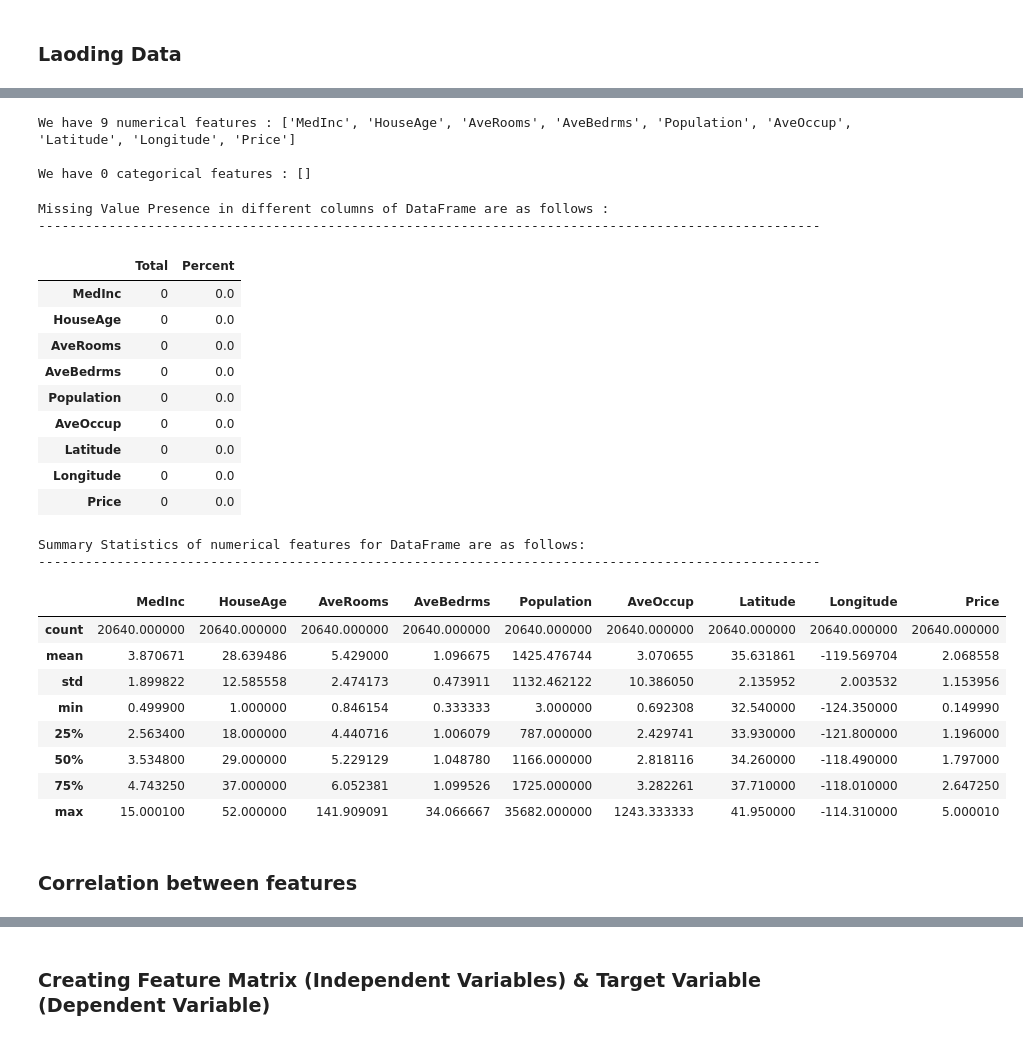
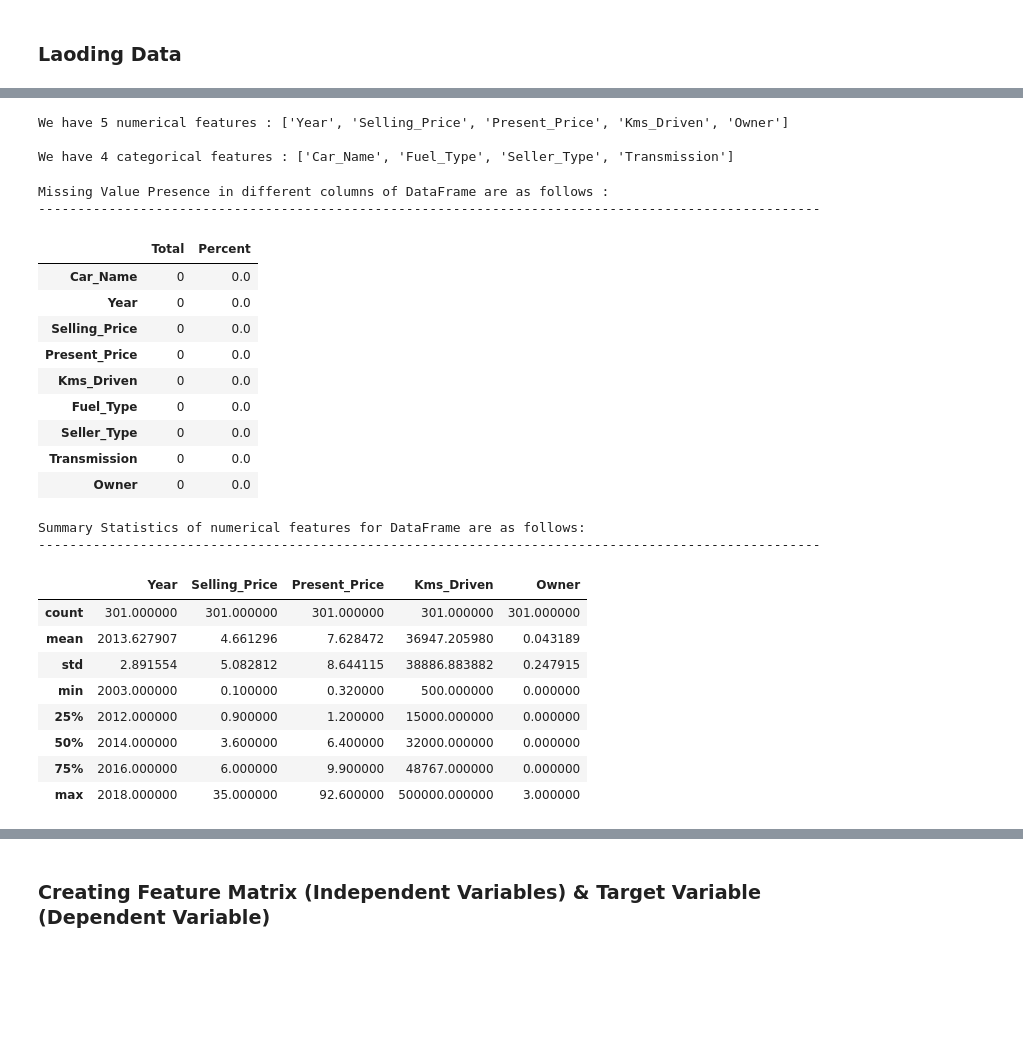
Before and after one commit to manishkr1754/30_Days_30_ML_Projects_Challenge, a Jupyter notebook: Day7_Project7_Used Car Price Prediction.ipynb, the cells around one changed output, grey strips where cells are left out. Saved outputs shown, nothing was run; the diff lists cells and outputs as text; code cells hidden in the pictures; blank space fills up the shorter version.

```diff
--- a/Day7_Project7_Used Car Price Prediction.ipynb
+++ b/Day7_Project7_Used Car Price Prediction.ipynb
@@ -102,50 +92,48 @@ memory usage: 1.4 MB
 ----------------------------------------------------------------------------------------------------
 # %%
 # Defining numerical & categorical columns
-numeric_features = [feature for feature in house_price_df.columns if house_price_df[feature].dtype != 'O']
-categorical_features = [feature for feature in house_price_df.columns if house_price_df[feature].dtype == 'O']
+numeric_features = [feature for feature in used_car_df.columns if used_car_df[feature].dtype != 'O']
+categorical_features = [feature for feature in used_car_df.columns if used_car_df[feature].dtype == 'O']
 
 # print columns
 print('We have {} numerical features : {}'.format(len(numeric_features), numeric_features))
 print('\nWe have {} categorical features : {}'.format(len(categorical_features), categorical_features))
 # %% [output]
-We have 9 numerical features : ['MedInc', 'HouseAge', 'AveRooms', 'AveBedrms', 'Population', 'AveOccup', 'Latitude', 'Longitude', 'Price']
+We have 5 numerical features : ['Year', 'Selling_Price', 'Present_Price', 'Kms_Driven', 'Owner']
 
-We have 0 categorical features : []
+We have 4 categorical features : ['Car_Name', 'Fuel_Type', 'Seller_Type', 'Transmission']
 # %%
 print('Missing Value Presence in different columns of DataFrame are as follows : ')
 print('-'*100)
-total=house_price_df.isnull().sum().sort_values(ascending=False)
-percent=(house_price_df.isnull().sum()/house_price_df.isnull().count()*100).sort_values(ascending=False)
+total=used_car_df.isnull().sum().sort_values(ascending=False)
+percent=(used_car_df.isnull().sum()/used_car_df.isnull().count()*100).sort_values(ascending=False)
 pd.concat([total, percent], axis=1, keys=['Total', 'Percent'])
 # %% [output]
 Missing Value Presence in different columns of DataFrame are as follows :
 ----------------------------------------------------------------------------------------------------
 |  | Total | Percent |
-| MedInc | 0 | 0.0 |
-| HouseAge | 0 | 0.0 |
-| AveRooms | 0 | 0.0 |
-| AveBedrms | 0 | 0.0 |
-| Population | 0 | 0.0 |
-| AveOccup | 0 | 0.0 |
-| Latitude | 0 | 0.0 |
-| Longitude | 0 | 0.0 |
-| Price | 0 | 0.0 |
+| Car_Name | 0 | 0.0 |
+| Year | 0 | 0.0 |
+| Selling_Price | 0 | 0.0 |
+| Present_Price | 0 | 0.0 |
+| Kms_Driven | 0 | 0.0 |
+| Fuel_Type | 0 | 0.0 |
+| Seller_Type | 0 | 0.0 |
+| Transmission | 0 | 0.0 |
+| Owner | 0 | 0.0 |
 # %%
 print('Summary Statistics of numerical features for DataFrame are as follows:')
 print('-'*100)
-house_price_df.describe()
+used_car_df.describe()
 # %% [output]
 Summary Statistics of numerical features for DataFrame are as follows:
 ----------------------------------------------------------------------------------------------------
-|  | MedInc | HouseAge | AveRooms | AveBedrms | Population | AveOccup | Latitude | Longitude | Price |
-| count | 20640.000000 | 20640.000000 | 20640.000000 | 20640.000000 | 20640.000000 | 20640.000000 | 20640.000000 | 20640.000000 | 20640.000000 |
-| mean | 3.870671 | 28.639486 | 5.429000 | 1.096675 | 1425.476744 | 3.070655 | 35.631861 | -119.569704 | 2.068558 |
-| std | 1.899822 | 12.585558 | 2.474173 | 0.473911 | 1132.462122 | 10.386050 | 2.135952 | 2.003532 | 1.153956 |
-| min | 0.499900 | 1.000000 | 0.846154 | 0.333333 | 3.000000 | 0.692308 | 32.540000 | -124.350000 | 0.149990 |
-| 25% | 2.563400 | 18.000000 | 4.440716 | 1.006079 | 787.000000 | 2.429741 | 33.930000 | -121.800000 | 1.196000 |
-| 50% | 3.534800 | 29.000000 | 5.229129 | 1.048780 | 1166.000000 | 2.818116 | 34.260000 | -118.490000 | 1.797000 |
-| 75% | 4.743250 | 37.000000 | 6.052381 | 1.099526 | 1725.000000 | 3.282261 | 37.710000 | -118.010000 | 2.647250 |
-| max | 15.000100 | 52.000000 | 141.909091 | 34.066667 | 35682.000000 | 1243.333333 | 41.950000 | -114.310000 | 5.000010 |
+|  | Year | Selling_Price | Present_Price | Kms_Driven | Owner |
+| count | 301.000000 | 301.000000 | 301.000000 | 301.000000 | 301.000000 |
+| mean | 2013.627907 | 4.661296 | 7.628472 | 36947.205980 | 0.043189 |
+| std | 2.891554 | 5.082812 | 8.644115 | 38886.883882 | 0.247915 |
+| min | 2003.000000 | 0.100000 | 0.320000 | 500.000000 | 0.000000 |
+| 25% | 2012.000000 | 0.900000 | 1.200000 | 15000.000000 | 0.000000 |
+| 50% | 2014.000000 | 3.600000 | 6.400000 | 32000.000000 | 0.000000 |
+| 75% | 2016.000000 | 6.000000 | 9.900000 | 48767.000000 | 0.000000 |
+| max | 2018.000000 | 35.000000 | 92.600000 | 500000.000000 | 3.000000 |
-# %% [markdown]
-### Correlation between features
```
Also changed, not shown: parts of 28 cells of this notebook, 1 other file.
